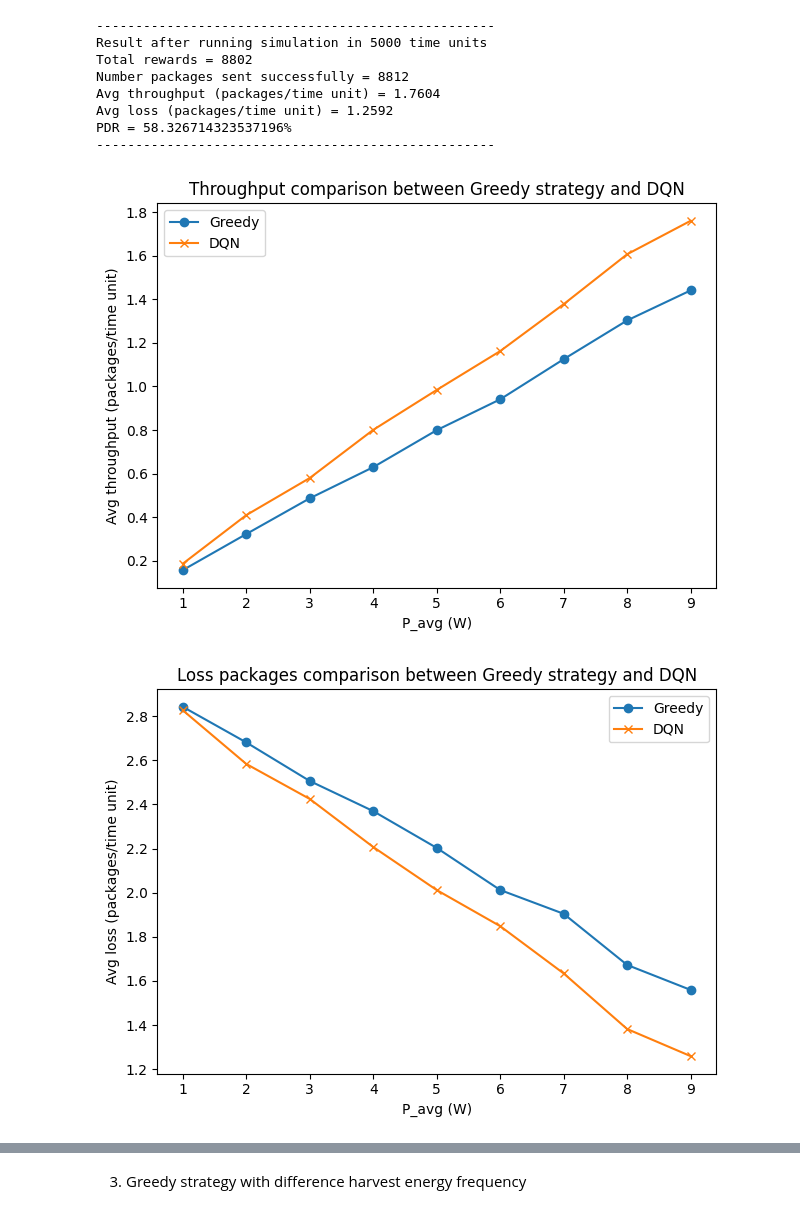
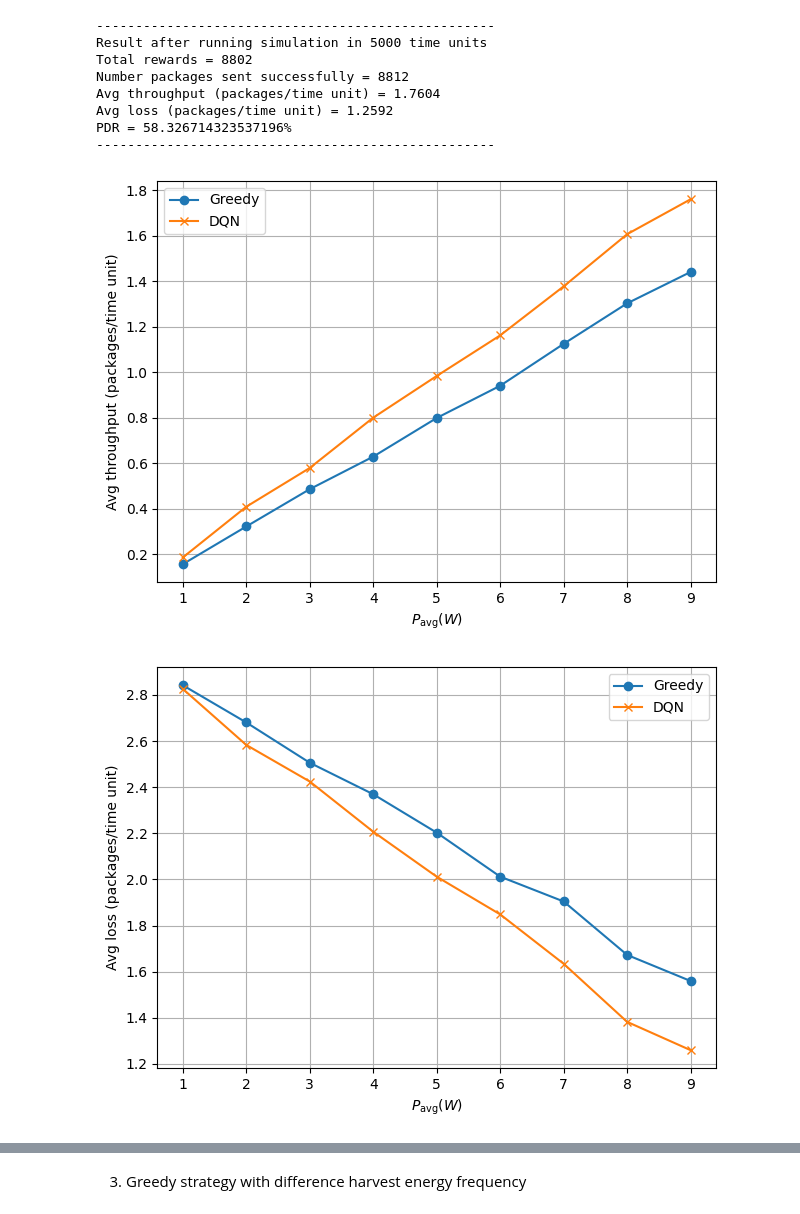
Before and after one commit to dunghoangtrung125/graduation_thesis, a Jupyter notebook: source_code/greedy_vs_dqn.ipynb, the cells around one changed output, grey strips where cells are left out. Saved outputs shown, nothing was run; the diff lists cells and outputs as text; code cells hidden in the pictures.

```diff
--- a/source_code/greedy_vs_dqn.ipynb
+++ b/source_code/greedy_vs_dqn.ipynb
@@ -355,31 +358,33 @@ df = pd.read_csv('csv/p_greedy_dqn_throughput.csv')
 
 plt.plot(df['p_avg'], df['greedy'], marker='o', label='Greedy')
 plt.plot(df['p_avg'], df['dqn'], marker='x', label='DQN')
-plt.title('Throughput comparison between Greedy strategy and DQN')
-plt.xlabel('P_avg (W)')
+# plt.title('Throughput comparison between Greedy strategy and DQN')
+plt.xlabel(r'$P_\text{avg} (W)$')
 plt.ylabel('Avg throughput (packages/time unit)')
+plt.grid(True)
 plt.tight_layout()
 plt.legend()
 plt.show()
 # %% [output]
-[figure, old version]
+[figure, new version]
 # %%
 # Plot loss graph
 import matplotlib.pyplot as plt
 import pandas as pd
 
 df = pd.read_csv('csv/p_greedy_dqn_loss.csv')
 
 plt.plot(df['p_avg'], df['greedy'], marker='o', label='Greedy')
 plt.plot(df['p_avg'], df['dqn'], marker='x', label='DQN')
-plt.title('Loss packages comparison between Greedy strategy and DQN')
-plt.xlabel('P_avg (W)')
+# plt.title('Loss packages comparison between Greedy strategy and DQN')
+plt.xlabel(r'$P_\text{avg} (W)$')
 plt.ylabel('Avg loss (packages/time unit)')
+plt.grid(True)
 plt.tight_layout()
 plt.legend()
 plt.show()
 # %% [output]
-[figure, old version]
+[figure, new version]
 # %%
 # Plot pdr graph
 import matplotlib.pyplot as plt
```
Also changed, not shown: parts of 7 cells of this notebook, 26 other files.
